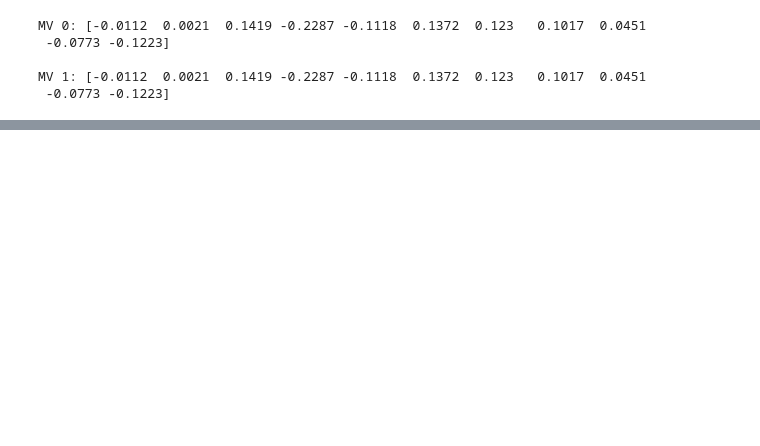
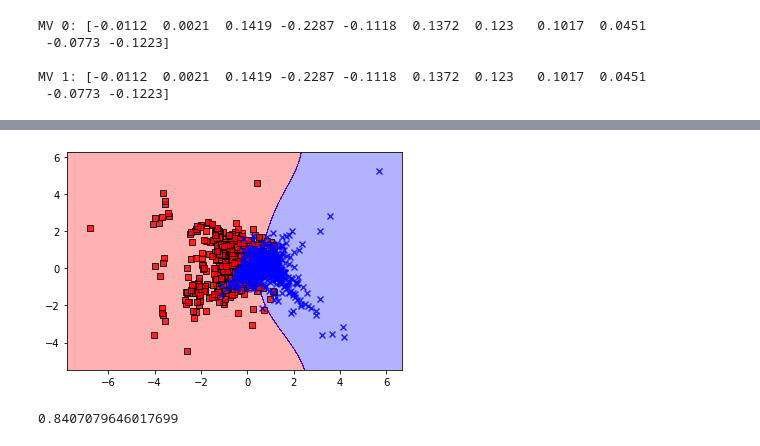
Before and after one commit to SergeyBubnov/spaceship, a Jupyter notebook: lda.ipynb, the cells around one changed output, grey strips where cells are left out. Cells and saved outputs as stored; diff of their text form; code cells hidden in the pictures; blank space fills up the shorter version.

```diff
--- a/lda.ipynb
+++ b/lda.ipynb
@@ -87,0 +212,11 @@ lda_df.head(20)
+# %%
+from sklearn.svm import SVC
+svm = SVC(kernel = 'rbf', random_state = 1, gamma = 0.1, C =1)
+ppn_test = svm.fit(X_lda,y)
+ds.plot_decision_regions(X_lda,y,classifier = ppn_test,resolution = 0.01)
+# %% [output]
+[figure, added]
+# %%
+svm.score(X_lda,y)
+# %% [output]
+0.8407079646017699
```
Also changed, not shown: parts of 16 cells of this notebook, 4 other files.
